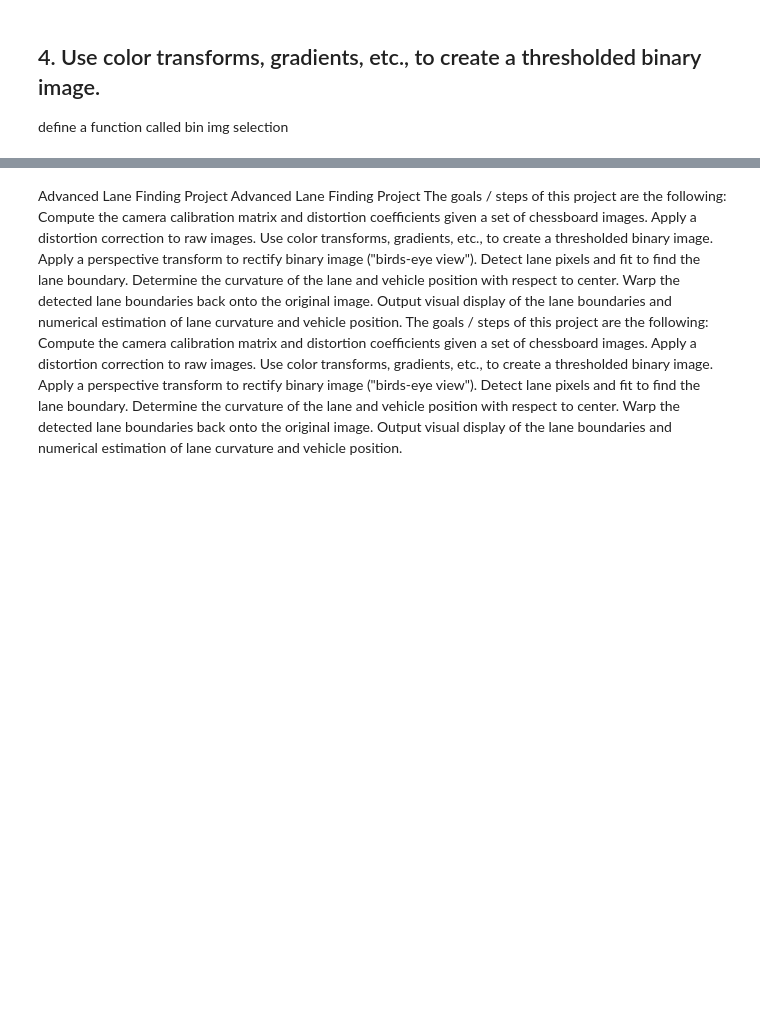
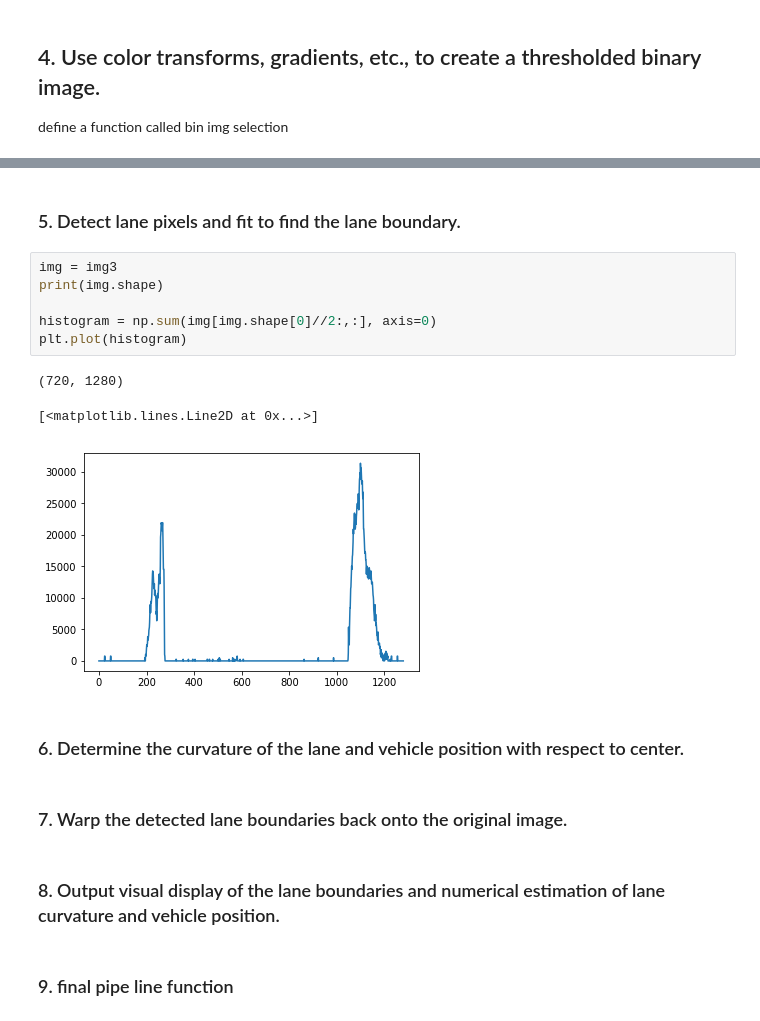
Before and after one commit to easyfly007/autodrive_projects, a Jupyter notebook: proj_advanced_lane_finding/examples/solutions.ipynb, the cells around one changed output, grey strips where cells are left out. Drawn from its saved outputs; the diff is of its cells as text; blank space fills up the shorter version.

```diff
--- a/proj_advanced_lane_finding/examples/solutions.ipynb
+++ b/proj_advanced_lane_finding/examples/solutions.ipynb
@@ -193,22 +198,20 @@ testing the binary img build function on test image  ../test_images\test1.jpg
-# %% [markdown]
-
-Advanced Lane Finding Project
-Advanced Lane Finding Project
-The goals / steps of this project are the following:
-Compute the camera calibration matrix and distortion coefficients given a set of chessboard images.
-Apply a distortion correction to raw images.
-Use color transforms, gradients, etc., to create a thresholded binary image.
-Apply a perspective transform to rectify binary image ("birds-eye view").
-Detect lane pixels and fit to find the lane boundary.
-Determine the curvature of the lane and vehicle position with respect to center.
-Warp the detected lane boundaries back onto the original image.
-Output visual display of the lane boundaries and numerical estimation of lane curvature and vehicle position.
-The goals / steps of this project are the following:
-Compute the camera calibration matrix and distortion coefficients given a set of chessboard images.
-Apply a distortion correction to raw images.
-Use color transforms, gradients, etc., to create a thresholded binary image.
-Apply a perspective transform to rectify binary image ("birds-eye view").
-Detect lane pixels and fit to find the lane boundary.
-Determine the curvature of the lane and vehicle position with respect to center.
-Warp the detected lane boundaries back onto the original image.
-Output visual display of the lane boundaries and numerical estimation of lane curvature and vehicle position.
+# %% [markdown]
+### 5. Detect lane pixels and fit to find the lane boundary.
+# %%
+img = img3
+print(img.shape)
+
+histogram = np.sum(img[img.shape[0]//2:,:], axis=0)
+plt.plot(histogram)
+# %% [output]
+(720, 1280)
+[<matplotlib.lines.Line2D at 0x...>]
+[figure, added]
+# %% [markdown]
+### 6. Determine the curvature of the lane and vehicle position with respect to center.
+# %% [markdown]
+### 7. Warp the detected lane boundaries back onto the original image.
+# %% [markdown]
+### 8. Output visual display of the lane boundaries and numerical estimation of lane curvature and vehicle position.
+# %% [markdown]
+### 9. final pipe line function
```
Also changed, not shown: parts of 4 cells of this notebook.
